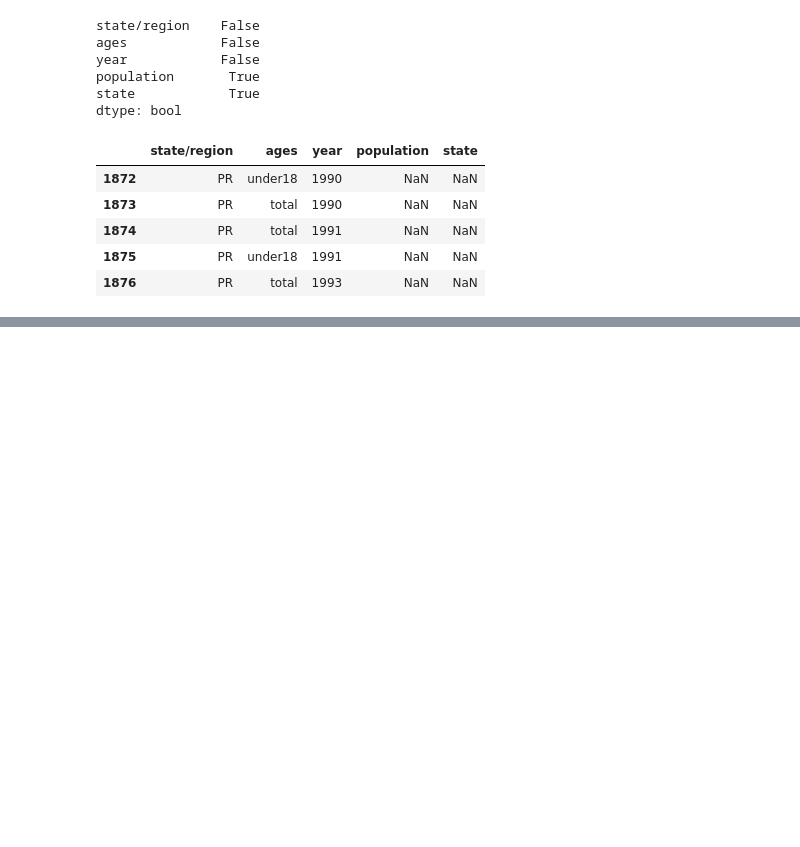
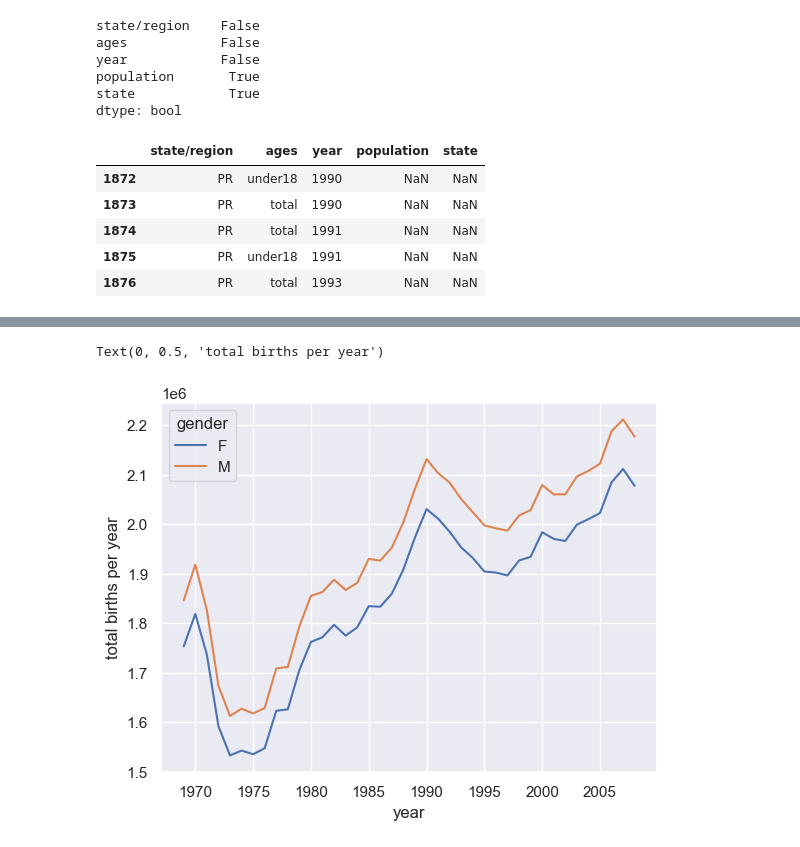
Before and after one commit to kimyuchan-1/workspace_data_science, a Jupyter notebook: pydsr-main/notebooks/chap03/pandas.ipynb, the cells around one changed output, grey strips where cells are left out. Cells and saved outputs as stored; diff of their text form; code cells hidden in the pictures; blank space fills up the shorter version.

Commit message:
pandas groupby pivot_table filter isna fillna dropna drop datetime resample asfreq rolling

```diff
--- a/pydsr-main/notebooks/chap03/pandas.ipynb
+++ b/pydsr-main/notebooks/chap03/pandas.ipynb
@@ -486,0 +808,3 @@ merged[mask].head()
+# %%
+df = pd.read_csv("../data/births.csv")
+df.head()
@@ -486,0 +849,3 @@ merged[mask].head()
+# %%
+df['day'] = df['day'].fillna(1)
+df.info()
@@ -486,0 +865,4 @@ merged[mask].head()
+# %%
+df['day'] = df['day'].astype(int)
+# %%
+df['decade'] = 10 * (df['year'] // 10)
@@ -486,0 +879,8 @@ merged[mask].head()
+# %%
+import matplotlib.pyplot as plt
+sns.set()
+df.pivot_table('births', index='year', columns='gender', aggfunc='sum').plot()
+plt.ylabel('total births per year')
+# %% [output]
+Text(0, 0.5, 'total births per year')
+[figure, added]
```
Also changed, not shown: parts of 85 cells of this notebook, 3 other files.
